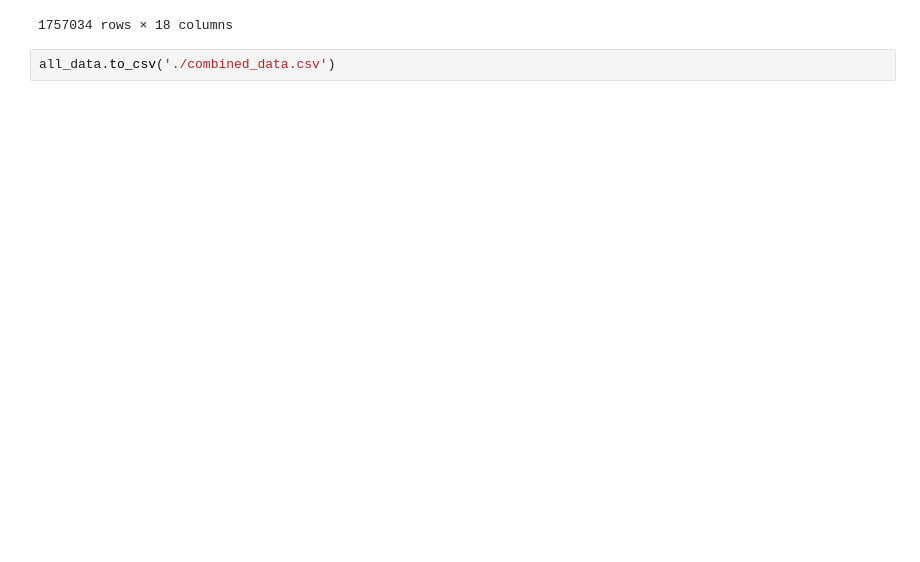
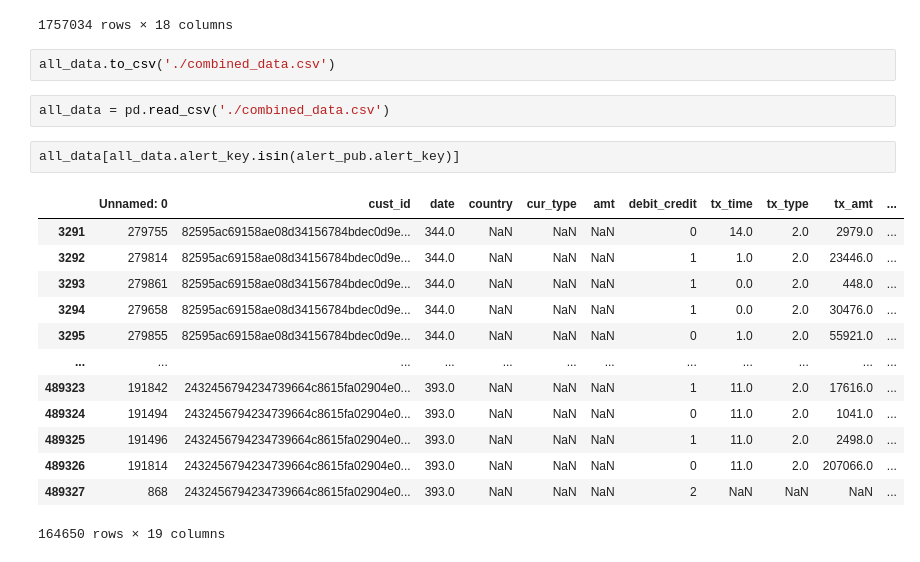
Before and after one commit to Pochenlin513/fintech_final, a Jupyter notebook: dataCollect.ipynb, the cells around one changed output. Saved outputs shown, nothing was run; the diff lists cells and outputs as text; blank space fills up the shorter version.

```diff
--- a/dataCollect.ipynb
+++ b/dataCollect.ipynb
@@ -144,3 +144,21 @@ all_data
 1757034 rows × 18 columns
 # %%
 all_data.to_csv('./combined_data.csv')
+# %%
+all_data = pd.read_csv('./combined_data.csv')
+# %%
+all_data[all_data.alert_key.isin(alert_pub.alert_key)]
+# %% [output]
+|  | Unnamed: 0 | cust_id | date | country | cur_type | amt | debit_credit | tx_time | tx_type | tx_amt | ... |
+| 3291 | 279755 | 82595ac69158ae08d34156784bdec0d9e... | 344.0 | NaN | NaN | NaN | 0 | 14.0 | 2.0 | 2979.0 | ... |
+| 3292 | 279814 | 82595ac69158ae08d34156784bdec0d9e... | 344.0 | NaN | NaN | NaN | 1 | 1.0 | 2.0 | 23446.0 | ... |
+| 3293 | 279861 | 82595ac69158ae08d34156784bdec0d9e... | 344.0 | NaN | NaN | NaN | 1 | 0.0 | 2.0 | 448.0 | ... |
+| 3294 | 279658 | 82595ac69158ae08d34156784bdec0d9e... | 344.0 | NaN | NaN | NaN | 1 | 0.0 | 2.0 | 30476.0 | ... |
+| 3295 | 279855 | 82595ac69158ae08d34156784bdec0d9e... | 344.0 | NaN | NaN | NaN | 0 | 1.0 | 2.0 | 55921.0 | ... |
+| ... | ... | ... | ... | ... | ... | ... | ... | ... | ... | ... | ... |
+| 489323 | 191842 | 2432456794234739664c8615fa02904e0... | 393.0 | NaN | NaN | NaN | 1 | 11.0 | 2.0 | 17616.0 | ... |
+| 489324 | 191494 | 2432456794234739664c8615fa02904e0... | 393.0 | NaN | NaN | NaN | 0 | 11.0 | 2.0 | 1041.0 | ... |
+| 489325 | 191496 | 2432456794234739664c8615fa02904e0... | 393.0 | NaN | NaN | NaN | 1 | 11.0 | 2.0 | 2498.0 | ... |
+| 489326 | 191814 | 2432456794234739664c8615fa02904e0... | 393.0 | NaN | NaN | NaN | 0 | 11.0 | 2.0 | 207066.0 | ... |
+| 489327 | 868 | 2432456794234739664c8615fa02904e0... | 393.0 | NaN | NaN | NaN | 2 | NaN | NaN | NaN | ... |
+164650 rows × 19 columns
```
Also changed, not shown: parts of 1 cell of this notebook, 4 other files.
